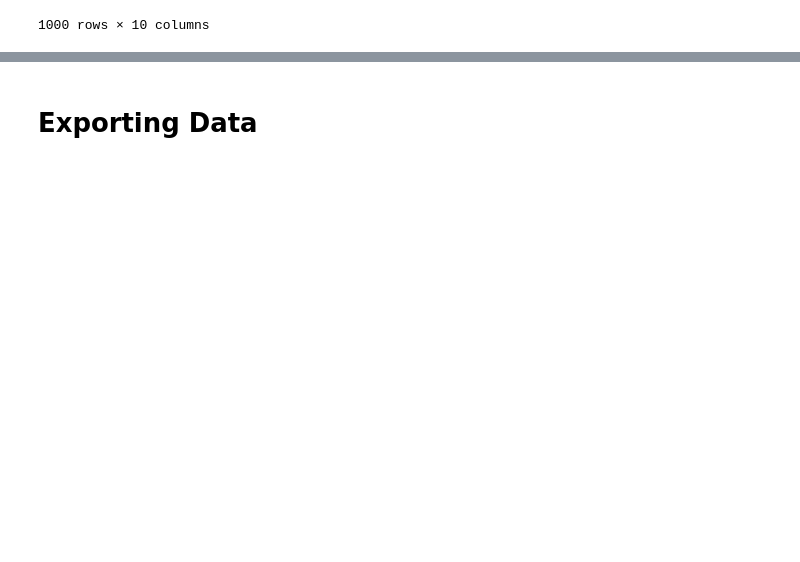
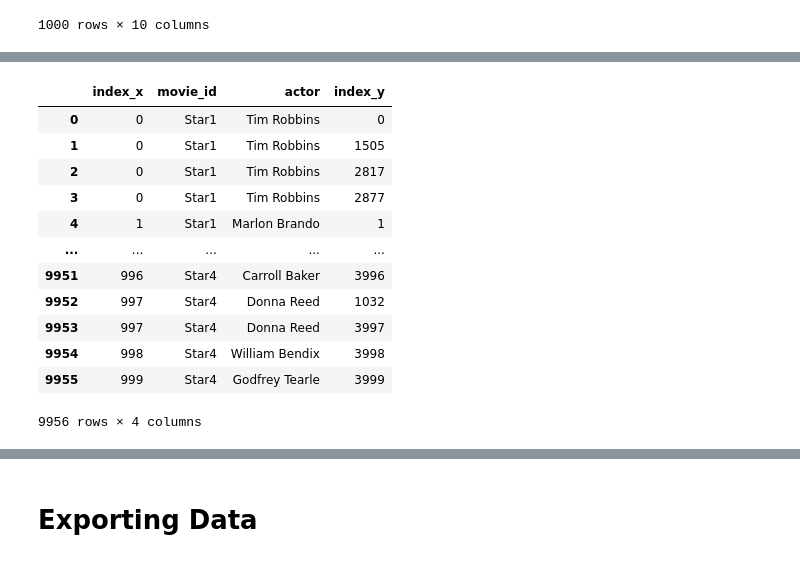
Before and after one commit to Costa-LG/Movies-Data-Analysis, a Jupyter notebook: Cleaning_Data.ipynb, the cells around one changed output, grey strips where cells are left out. Drawn from its saved outputs; the diff is of its cells as text; code cells hidden in the pictures; blank space fills up the shorter version.

```diff
--- a/Cleaning_Data.ipynb
+++ b/Cleaning_Data.ipynb
@@ -187,10 +188,13 @@ directors
 | 547 | George Stevens |
 548 rows × 1 columns
 # %%
-i = 0
-for item in df.Director.unique():
-    print(item)
-    i+=1
-    if i >= 5:
-        break
+actors = pd.concat([
+    df["Star1"],
+    df["Star2"],
+    df["Star3"],
+    df["Star4"]], axis = 0, ignore_index = True)
+actors.dropna().drop_duplicates()
+actors = actors.reset_index()
+actors.columns = ["index", "actor"]
+actors
 # %% [output]
@@ -202,7 +213,0 @@ Peter Jackson
-# %%
-i=0
-actors = df.Star1.unique()
-stars2=np.ndarray([],dtype = 'U12')
-for actor in df.Star2.unique():
-    if actor not in actors:
-        stars2+=actor
@@ -230,4 +239,4 @@ movies
 # %%
-
-df["Star1"].unique()
+acted = df.melt(id_vars = ["index"], value_vars = ["Star1", "Star2", "Star3", "Star4"], var_name = "movie_id", value_name = "actor")
+acted
 # %% [output]
@@ -234,0 +265,17 @@ df["Star1"].unique()
+# %%
+acted = acted.merge(actors, on = "actor")
+acted
+# %% [output]
+|  | index_x | movie_id | actor | index_y |
+| 0 | 0 | Star1 | Tim Robbins | 0 |
+| 1 | 0 | Star1 | Tim Robbins | 1505 |
+| 2 | 0 | Star1 | Tim Robbins | 2817 |
+| 3 | 0 | Star1 | Tim Robbins | 2877 |
+| 4 | 1 | Star1 | Marlon Brando | 1 |
+| ... | ... | ... | ... | ... |
+| 9951 | 996 | Star4 | Carroll Baker | 3996 |
+| 9952 | 997 | Star4 | Donna Reed | 1032 |
+| 9953 | 997 | Star4 | Donna Reed | 3997 |
+| 9954 | 998 | Star4 | William Bendix | 3998 |
+| 9955 | 999 | Star4 | Godfrey Tearle | 3999 |
+9956 rows × 4 columns
```
Also changed, not shown: parts of 15 cells of this notebook.
